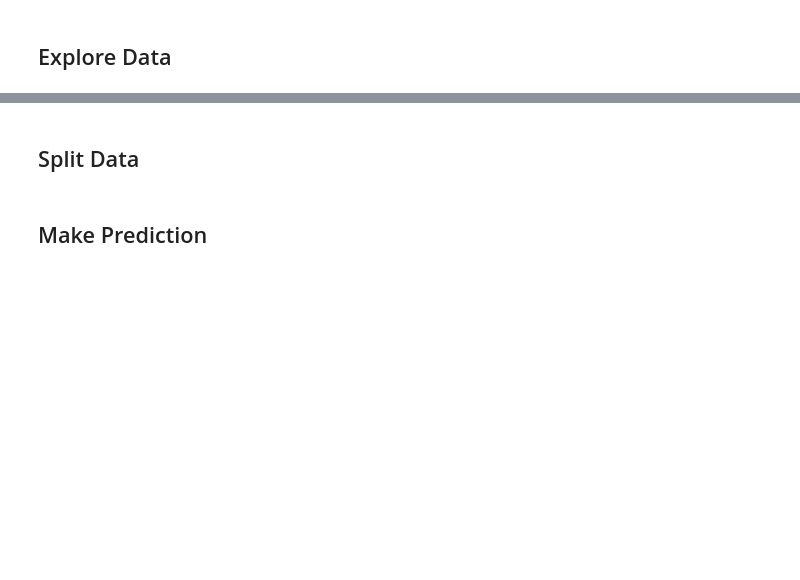
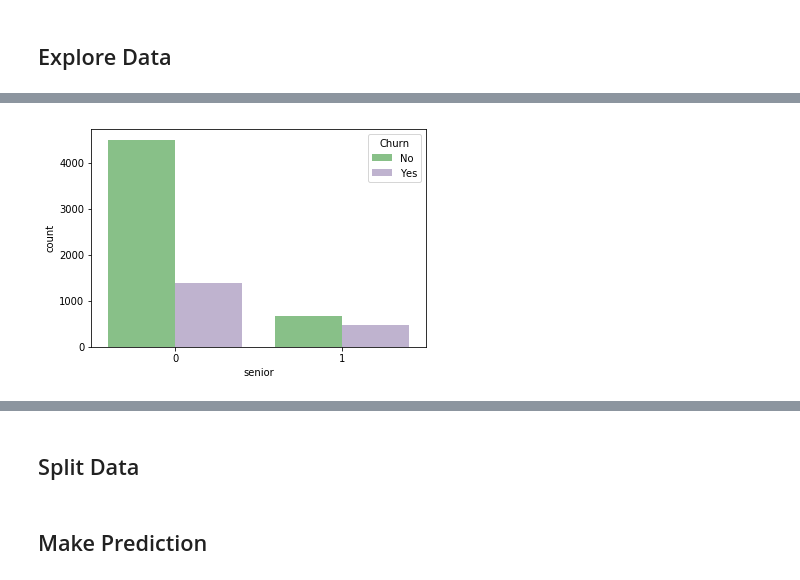
Before and after one commit to PattarapornH/churn-prediction, a Jupyter notebook: churn_prediction.ipynb, the cells around one changed output, grey strips where cells are left out. Drawn from its saved outputs; the diff is of its cells as text; code cells hidden in the pictures; blank space fills up the shorter version.

```diff
--- a/churn_prediction.ipynb
+++ b/churn_prediction.ipynb
@@ -109,0 +95,10 @@ dtype: object
+# %%
+#senior
+senior_citizen = pd.DataFrame(data={"senior": use_data['SeniorCitizen'],
+                            "Churn": use_data['Churn']})
+
+senior = sns.countplot(x='senior', hue='Churn', data=senior_citizen, palette="Accent")
+
+# 1 is senior citizen, 0 is not
+# %% [output]
+[figure, added]
```
Also changed, not shown: parts of 13 cells of this notebook.
